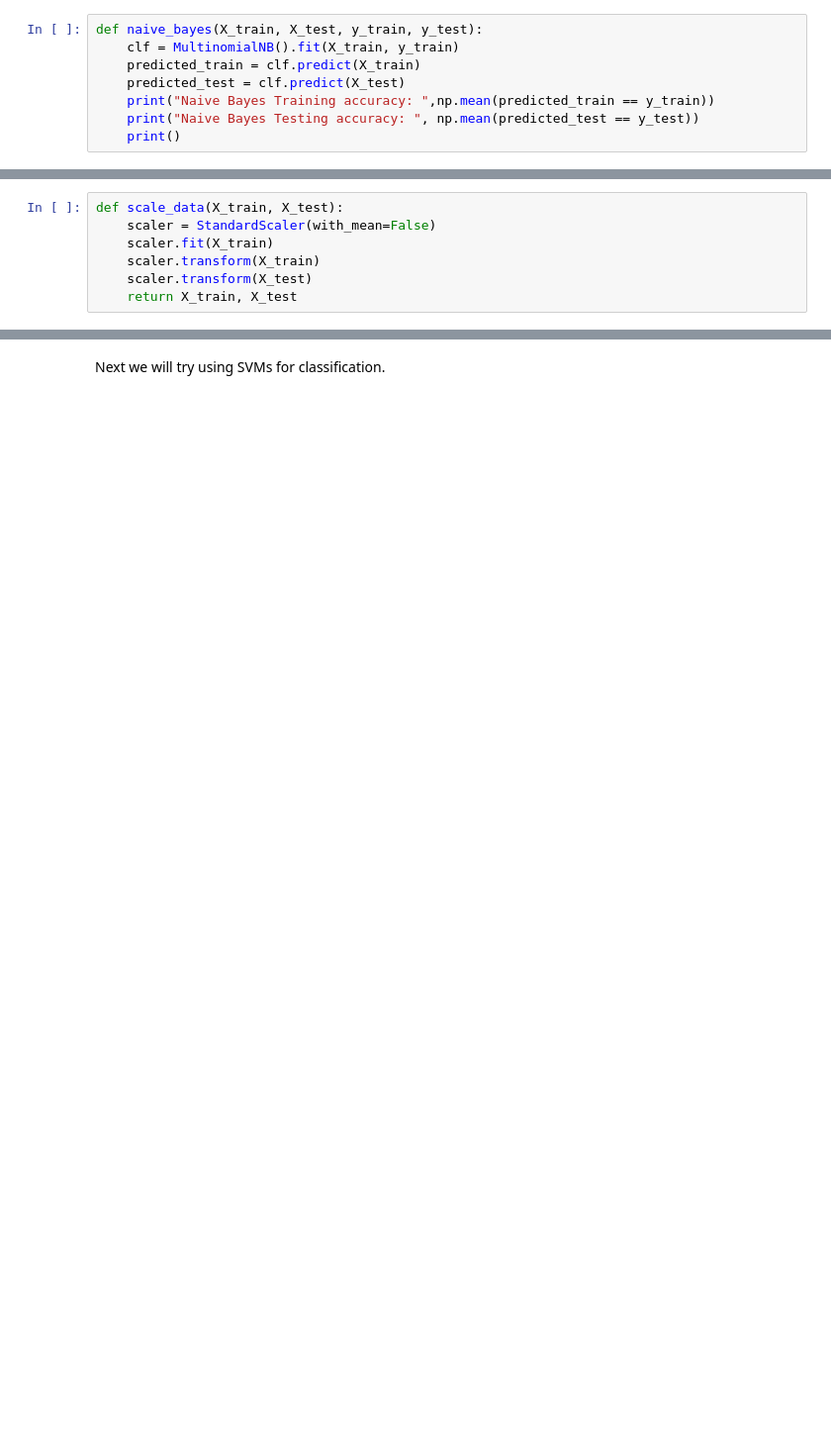
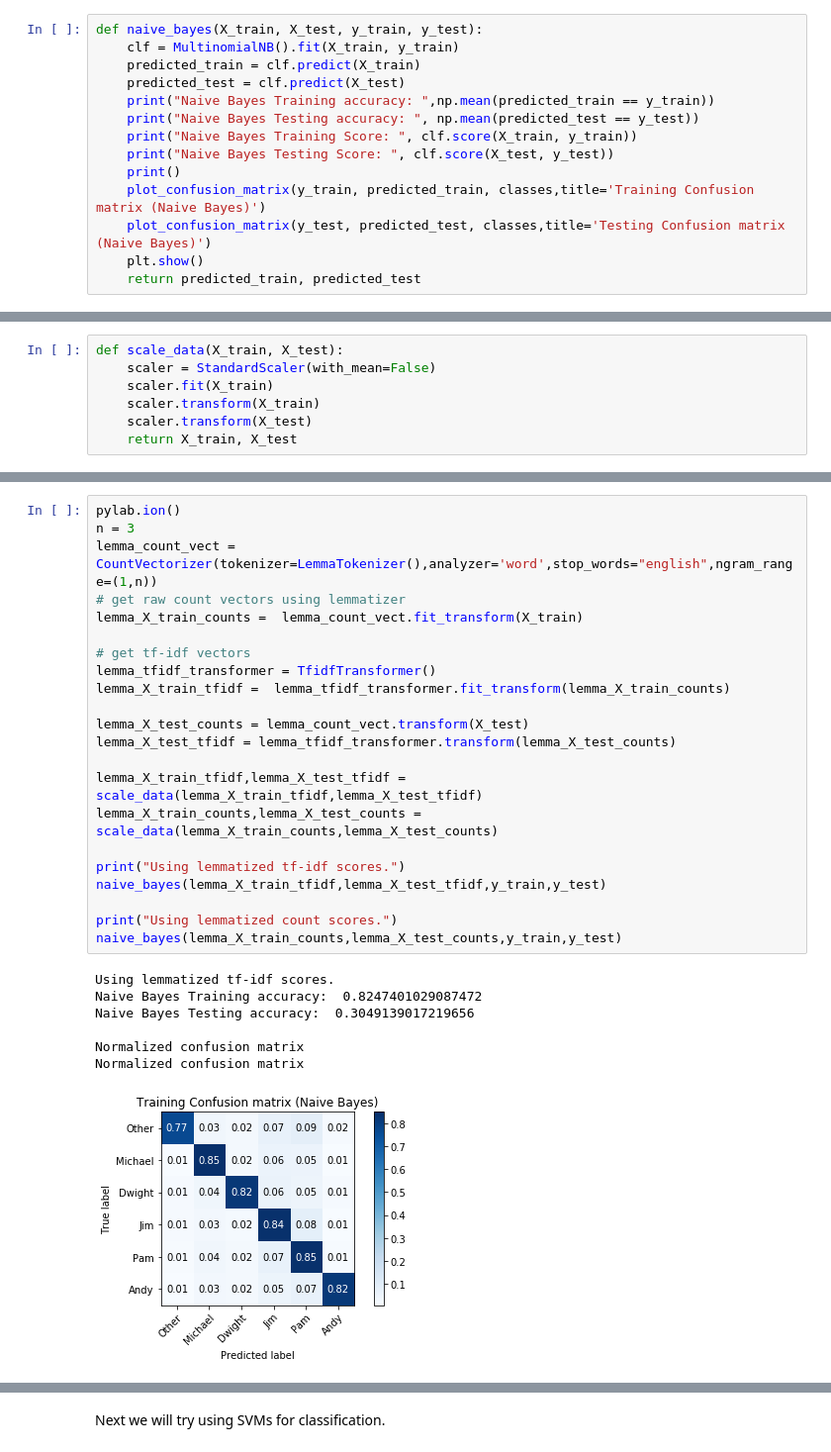
Before and after one commit to lsouth/thats-what-she-said, a Jupyter notebook: TheOfficeClassifier.ipynb, the cells around one changed output, grey strips where cells are left out. Shown at 99% size. Drawn from its saved outputs; the diff is of its cells as text; blank space fills up the shorter version.

```diff
--- a/TheOfficeClassifier.ipynb
+++ b/TheOfficeClassifier.ipynb
@@ -101,7 +153,13 @@ def naive_bayes(X_train, X_test, y_train, y_test):
     predicted_test = clf.predict(X_test)
     print("Naive Bayes Training accuracy: ",np.mean(predicted_train == y_train))
     print("Naive Bayes Testing accuracy: ", np.mean(predicted_test == y_test))
+    print("Naive Bayes Training Score: ", clf.score(X_train, y_train))
+    print("Naive Bayes Testing Score: ", clf.score(X_test, y_test))
     print()
+    plot_confusion_matrix(y_train, predicted_train, classes,title='Training Confusion matrix (Naive Bayes)')
+    plot_confusion_matrix(y_test, predicted_test, classes,title='Testing Confusion matrix (Naive Bayes)')
+    plt.show()
+    return predicted_train, predicted_test
 # %%
 def neural_network(X_train, X_test, y_train, y_test):
     clf = MLPClassifier().fit(X_train, y_train)
@@ -186,0 +343,30 @@ Naive Bayes Testing accuracy:  0.24261392088132197
+# %%
+pylab.ion()
+n = 3
+lemma_count_vect = CountVectorizer(tokenizer=LemmaTokenizer(),analyzer='word',stop_words="english",ngram_range=(1,n))
+# get raw count vectors using lemmatizer
+lemma_X_train_counts =  lemma_count_vect.fit_transform(X_train)
+
+# get tf-idf vectors
+lemma_tfidf_transformer = TfidfTransformer()
+lemma_X_train_tfidf =  lemma_tfidf_transformer.fit_transform(lemma_X_train_counts)
+
+lemma_X_test_counts = lemma_count_vect.transform(X_test)
+lemma_X_test_tfidf = lemma_tfidf_transformer.transform(lemma_X_test_counts)
+
+lemma_X_train_tfidf,lemma_X_test_tfidf = scale_data(lemma_X_train_tfidf,lemma_X_test_tfidf)
+lemma_X_train_counts,lemma_X_test_counts = scale_data(lemma_X_train_counts,lemma_X_test_counts)
+
+print("Using lemmatized tf-idf scores.")
+naive_bayes(lemma_X_train_tfidf,lemma_X_test_tfidf,y_train,y_test)
+
+print("Using lemmatized count scores.")
+naive_bayes(lemma_X_train_counts,lemma_X_test_counts,y_train,y_test)
+# %% [output]
+Using lemmatized tf-idf scores.
+Naive Bayes Training accuracy:  0.8247401029087472
+Naive Bayes Testing accuracy:  0.3049139017219656
+
+Normalized confusion matrix
+Normalized confusion matrix
+[figure, added]
```
Also changed, not shown: parts of 24 cells of this notebook.
